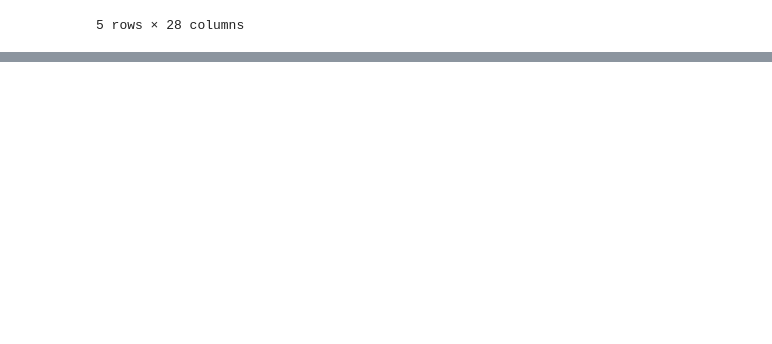
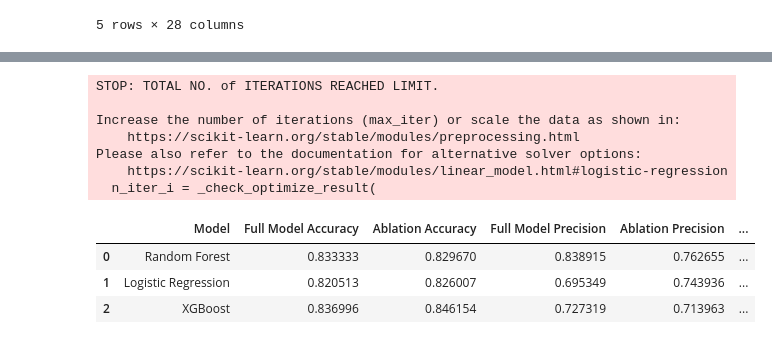
Before and after one commit to pooja-ippalapelli/milestone-II, a Jupyter notebook: supervised_models.ipynb, the cells around one changed output, grey strips where cells are left out. Saved outputs shown, nothing was run; the diff lists cells and outputs as text; code cells hidden in the pictures; blank space fills up the shorter version.

```diff
--- a/supervised_models.ipynb
+++ b/supervised_models.ipynb
@@ -314,0 +438,68 @@ plt.show()
+# %%
+## 2. # Train and evaluate models without review scores
+
+## Random Forest
+rf_pipeline_ab = Pipeline(steps=[
+    ('preprocess', preprocessor),
+    ('clf', RandomForestClassifier(random_state=42))
+])
+
+rf_pipeline_ab.fit(X_train_ab, y_train_ab)
+rf_preds_ab = rf_pipeline_ab.predict(X_test_ab)
+
+acc_rf_ab = accuracy_score(y_test_ab, rf_preds_ab)
+precision_rf_ab = precision_score(y_test_ab, rf_preds_ab, average='macro')
+f1_rf_ab = f1_score(y_test_ab, rf_preds_ab, average='macro')
+
+## Logistic Regression
+lr_pipeline_ab = Pipeline(steps=[
+    ('preprocess', preprocessor),
+    ('clf', LogisticRegression(random_state=42))
+])
+
+lr_pipeline_ab.fit(X_train_ab, y_train_ab)
+lr_preds_ab = lr_pipeline_ab.predict(X_test_ab)
+
+acc_lr_ab = accuracy_score(y_test_ab, lr_preds_ab)
+precision_lr_ab = precision_score(y_test_ab, lr_preds_ab, average='macro')
+f1_lr_ab = f1_score(y_test_ab, lr_preds_ab, average='macro')
+
+## XGBoost
+xgb_pipeline_ab = Pipeline(steps=[
+    ('preprocess', preprocessor),
+    ('clf', XGBClassifier(random_state=42, eval_metric='mlogloss'))
+])
+
+xgb_pipeline_ab.fit(X_train_ab, y_train_ab)
+xgb_preds_ab = xgb_pipeline_ab.predict(X_test_ab)
+
+acc_xgb_ab = accuracy_score(y_test_ab, xgb_preds_ab)
+precision_xgb_ab = precision_score(y_test_ab, xgb_preds_ab, average='macro')
+f1_xgb_ab = f1_score(y_test_ab, xgb_preds_ab, average='macro')
+
+# Compare results with full-feature models
+all_scores_ablation = {
+    'Model': ['Random Forest', 'Logistic Regression', 'XGBoost'],
+    'Full Model Accuracy': [acc_rf, acc_lr, acc_xgb],
+    'Ablation Accuracy': [acc_rf_ab, acc_lr_ab, acc_xgb_ab],
+    'Full Model Precision': [precision_rf, precision_lr, precision_xgb],
+    'Ablation Precision': [precision_rf_ab, precision_lr_ab, precision_xgb_ab],
+    'Full Model F1': [f1_rf, f1_lr, f1_xgb],
+    'Ablation F1': [f1_rf_ab, f1_lr_ab, f1_xgb_ab]
+
+}
+
+all_scores_ab_df = pd.DataFrame(all_scores_ablation)
+all_scores_ab_df
+# %% [output]
+STOP: TOTAL NO. of ITERATIONS REACHED LIMIT.
+
+Increase the number of iterations (max_iter) or scale the data as shown in:
+    https://scikit-learn.org/stable/modules/preprocessing.html
+Please also refer to the documentation for alternative solver options:
+    https://scikit-learn.org/stable/modules/linear_model.html#logistic-regression
+  n_iter_i = _check_optimize_result(
+|  | Model | Full Model Accuracy | Ablation Accuracy | Full Model Precision | Ablation Precision | ... |
+| 0 | Random Forest | 0.833333 | 0.829670 | 0.838915 | 0.762655 | ... |
+| 1 | Logistic Regression | 0.820513 | 0.826007 | 0.695349 | 0.743936 | ... |
+| 2 | XGBoost | 0.836996 | 0.846154 | 0.727319 | 0.713963 | ... |
```
Also changed, not shown: parts of 17 cells of this notebook.
